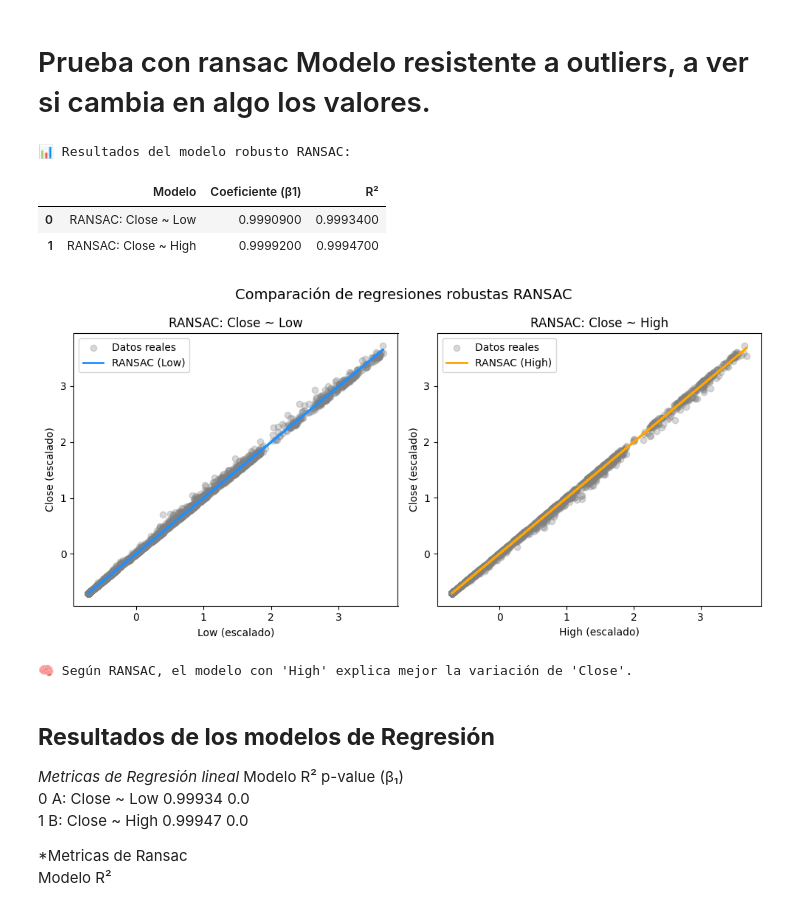
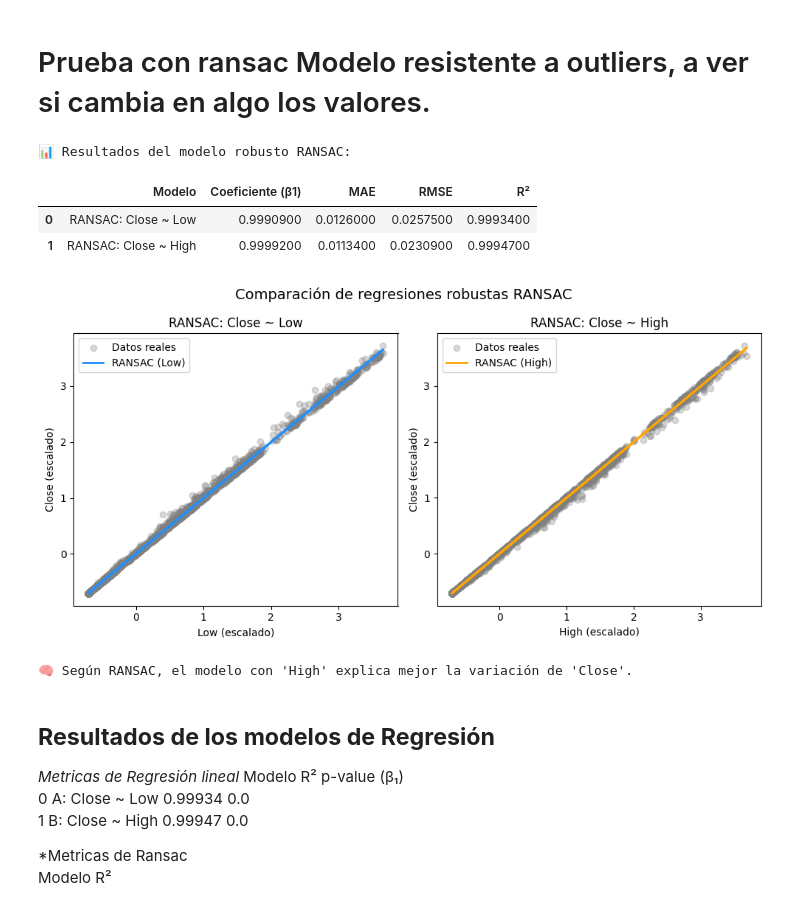
Before and after one commit to AlexandreKc/SUMATIVA2_IDN, a Jupyter notebook: notebook/BI_T2_SebastianCarrera.ipynb, the cells around one changed output. Drawn from its saved outputs; the diff is of its cells as text; code cells hidden in the pictures.

```diff
--- a/notebook/BI_T2_SebastianCarrera.ipynb
+++ b/notebook/BI_T2_SebastianCarrera.ipynb
@@ -577,7 +586,7 @@ print(f"🧠 Según los resultados, el modelo basado en '{better}' explica mejor
 # Preparar variables
 X_low = btc_scaled[["Low"]].values
 X_high = btc_scaled[["High"]].values
-y = btc_scaled["Close"].values
+y = btc_scaled["Close"].values  # 1D está OK para RANSAC
 
 # --- Modelo A: Close ~ Low ---
 ransac_low = RANSACRegressor(estimator=LinearRegression(), random_state=42)
@@ -589,56 +598,63 @@ ransac_high = RANSACRegressor(estimator=LinearRegression(), random_state=42)
 ransac_high.fit(X_high, y)
 y_pred_high = ransac_high.predict(X_high)
 
-# --- Coeficientes y R² ---
+# --- Métricas modelo A (Low) ---
 coef_low = ransac_low.estimator_.coef_[0]
+r2_low = r2_score(y, y_pred_low)
+mae_low = mean_absolute_error(y, y_pred_low)
+rmse_low = np.sqrt(mean_squared_error(y, y_pred_low))
+
+# --- Métricas modelo B (High) ---
 coef_high = ransac_high.estimator_.coef_[0]
-r2_low = ransac_low.score(X_low, y)
-r2_high = ransac_high.score(X_high, y)
+r2_high = r2_score(y, y_pred_high)
+mae_high = mean_absolute_error(y, y_pred_high)
+rmse_high = np.sqrt(mean_squared_error(y, y_pred_high))
 
 # --- Resultados resumen ---
 summary_ransac = pd.DataFrame({
     "Modelo": ["RANSAC: Close ~ Low", "RANSAC: Close ~ High"],
     "Coeficiente (β1)": [coef_low, coef_high],
+    "MAE": [mae_low, mae_high],
+    "RMSE": [rmse_low, rmse_high],
     "R²": [r2_low, r2_high]
-})
+}).round(5)
 
-# Mostrar con más precisión decimal
 pd.options.display.float_format = '{:,.7f}'.format
 
 print("📊 Resultados del modelo robusto RANSAC:\n")
-display(summary_ransac.round(5))
+display(summary_ransac)
 
 # --- Visualización comparativa ---
 plt.figure(figsize=(10, 5))
 
 plt.subplot(1, 2, 1)
 plt.scatter(X_low, y, color="gray", alpha=0.3, label="Datos reales")
 plt.plot(X_low, y_pred_low, color="dodgerblue", linewidth=2, label="RANSAC (Low)")
 plt.title("RANSAC: Close ~ Low")
 plt.xlabel("Low (escalado)")
 plt.ylabel("Close (escalado)")
 plt.legend()
 
 plt.subplot(1, 2, 2)
 plt.scatter(X_high, y, color="gray", alpha=0.3, label="Datos reales")
 plt.plot(X_high, y_pred_high, color="orange", linewidth=2, label="RANSAC (High)")
 plt.title("RANSAC: Close ~ High")
 plt.xlabel("High (escalado)")
 plt.ylabel("Close (escalado)")
 plt.legend()
 
 plt.suptitle("Comparación de regresiones robustas RANSAC", fontsize=14)
 plt.tight_layout()
 plt.show()
 
 # Interpretación rápida
 better = "Low" if r2_low > r2_high else "High"
 print(f"🧠 Según RANSAC, el modelo con '{better}' explica mejor la variación de 'Close'.")
 # %% [output]
 📊 Resultados del modelo robusto RANSAC:
-|  | Modelo | Coeficiente (β1) | R² |
-| 0 | RANSAC: Close ~ Low | 0.9990900 | 0.9993400 |
-| 1 | RANSAC: Close ~ High | 0.9999200 | 0.9994700 |
+|  | Modelo | Coeficiente (β1) | MAE | RMSE | R² |
+| 0 | RANSAC: Close ~ Low | 0.9990900 | 0.0126000 | 0.0257500 | 0.9993400 |
+| 1 | RANSAC: Close ~ High | 0.9999200 | 0.0113400 | 0.0230900 | 0.9994700 |
 [figure]
 🧠 Según RANSAC, el modelo con 'High' explica mejor la variación de 'Close'.
 # %% [markdown]
```
Also changed, not shown: parts of 9 cells of this notebook, 1 other file.
